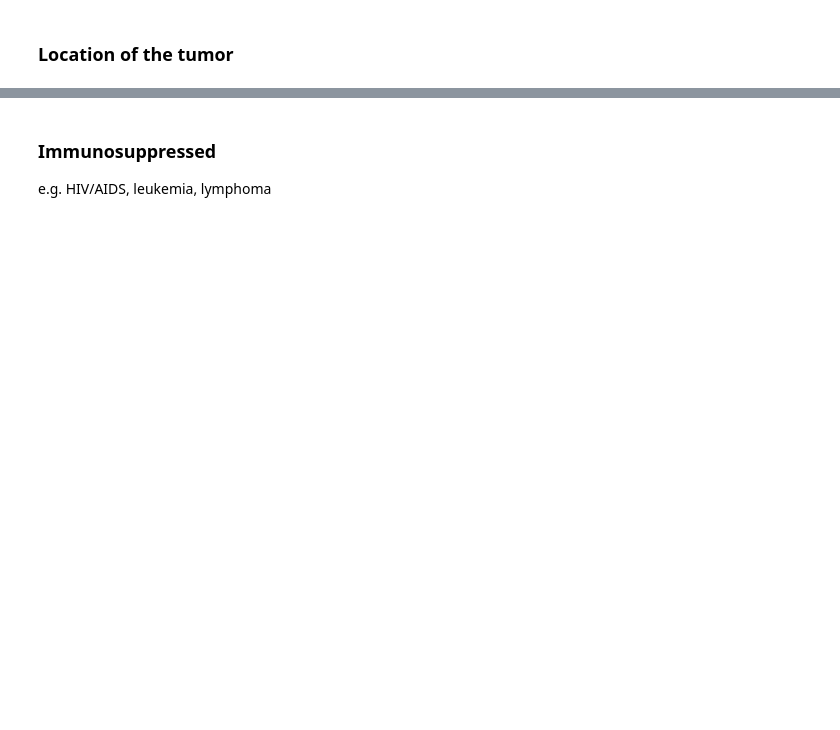
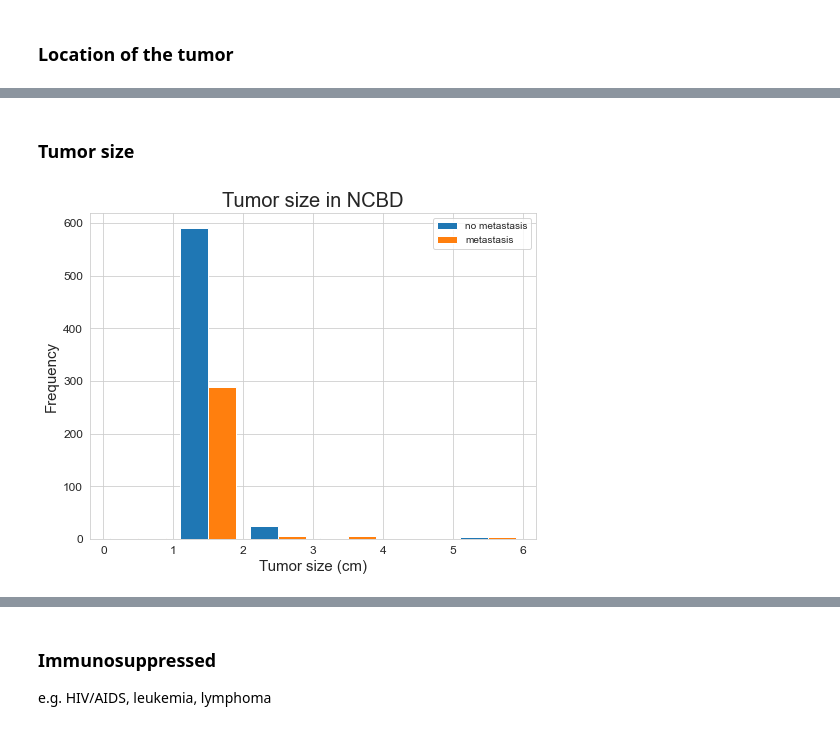
Before and after one commit to mvantieghem/mcc_metastasis, a Jupyter notebook: notebooks/02_exploring_data.ipynb, the cells around one changed output, grey strips where cells are left out. Saved outputs shown, nothing was run; the diff lists cells and outputs as text; code cells hidden in the pictures; blank space fills up the shorter version.

```diff
--- a/notebooks/02_exploring_data.ipynb
+++ b/notebooks/02_exploring_data.ipynb
@@ -68,0 +107,19 @@ g.fig.set_figheight(6);
+# %% [markdown]
+### Tumor size
+# %%
+bins = np.linspace(0, 6, 7)
+group1 =  df.tumor_size_bins_cm[df.metastasis == 0]
+group2 = df.tumor_size_bins_cm[df.metastasis == 1]
+
+plt.figure(figsize = (8, 6))
+plt.hist([group1, group2],
+        bins, label = ["no metastasis","metastasis"])
+plt.legend(loc = 'upper right')
+plt.xlabel("Tumor size (cm)", size =  15)
+plt.ylabel ("Frequency",  size = 15)
+plt.yticks(fontsize = 12)
+plt.xticks(fontsize = 12)
+plt.title("Tumor size in NCBD", size = 20)
+plt.show()
+# %% [output]
+[figure, added]
```
Also changed, not shown: parts of 36 cells of this notebook, 5 other files.
